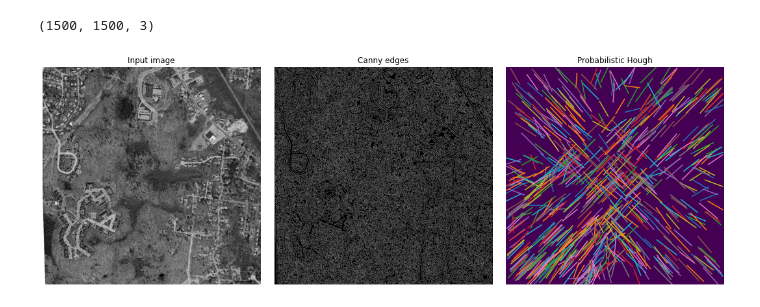
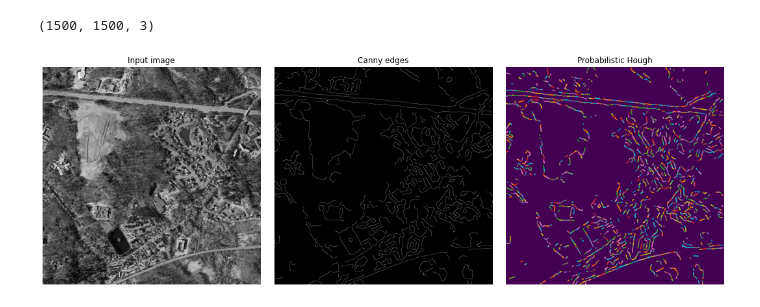
Before and after one commit to Populim/imageprocessing, a Jupyter notebook: projeto_final.ipynb, the cells around one changed output. Saved outputs shown, nothing was run; the diff lists cells and outputs as text; code cells hidden in the pictures.

Commit message:
some changes on hough edge detector

```diff
--- a/projeto_final.ipynb
+++ b/projeto_final.ipynb
@@ -11,7 +11,7 @@ import matplotlib as mpl
 # %% [markdown]
 # Lendo a imagem de entrada
 # %%
-name1 = "img10.png"
+name1 = "img13.png"
 A = imageio.imread(name1)
 print(A.shape)
 # %% [output]
@@ -90,34 +90,34 @@ from skimage.draw import line
 # %%
 from skimage.transform import probabilistic_hough_line
 
 # Line finding using the Probabilistic Hough Transform
 image = A[:,:,0]
-edges = canny(image, 2, 1, 25)
-lines = probabilistic_hough_line(edges, threshold=90, line_length=100,
-                                 line_gap=7)
+edges = canny(image, 8, 1, 25)
+lines = probabilistic_hough_line(edges, threshold=40, line_length=5,
+                                 line_gap=3)
 
 # Generating figure 2
 fig, axes = plt.subplots(1, 3, figsize=(15, 5), sharex=True, sharey=True)
 ax = axes.ravel()
 
 ax[0].imshow(image, cmap=mpl.cm.gray)
 ax[0].set_title('Input image')
 
 ax[1].imshow(edges, cmap=mpl.cm.gray)
 ax[1].set_title('Canny edges')
 
 ax[2].imshow(edges * 0)
 for line in lines:
     p0, p1 = line
     ax[2].plot((p0[0], p1[0]), (p0[1], p1[1]))
 ax[2].set_xlim((0, image.shape[1]))
 ax[2].set_ylim((image.shape[0], 0))
 ax[2].set_title('Probabilistic Hough')
 
 for a in ax:
     a.set_axis_off()
 
 plt.tight_layout()
 plt.show()
 # %% [output]
-[figure, old version]
+[figure, new version]
```
